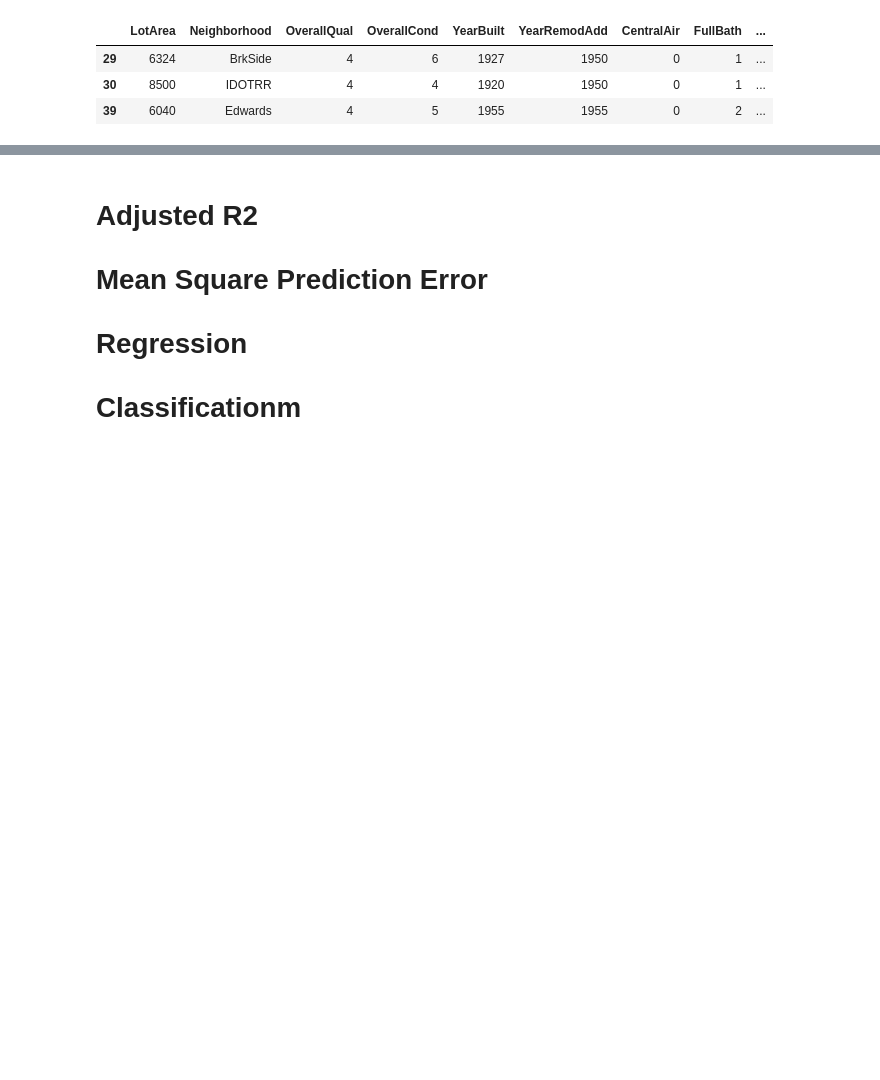
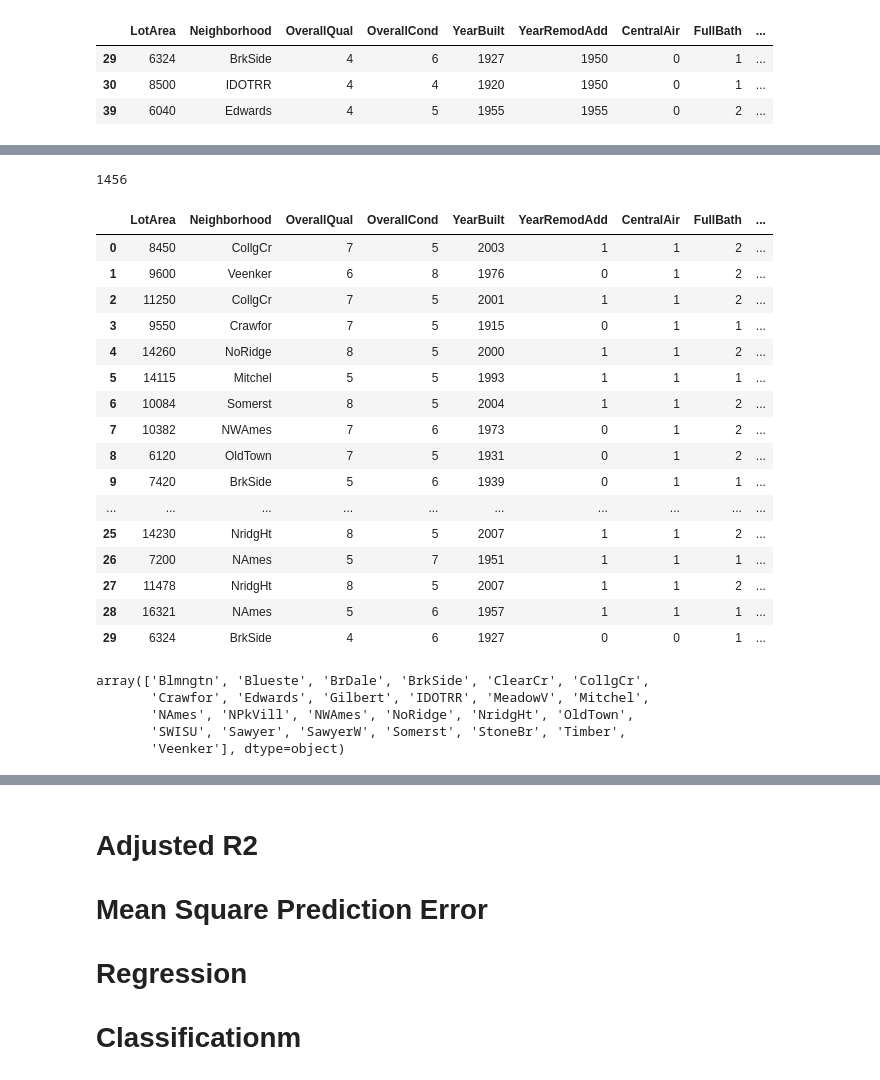
Before and after one commit to DavidWants2Learn/DataScienceBootCamp, a Jupyter notebook: Data_Science_Project/House_Price by lot_size.ipynb, the cells around one changed output, grey strips where cells are left out. Drawn from its saved outputs; the diff is of its cells as text; code cells hidden in the pictures; blank space fills up the shorter version.

```diff
--- a/Data_Science_Project/House_Price by lot_size.ipynb
+++ b/Data_Science_Project/House_Price by lot_size.ipynb
@@ -312,7 +306,7 @@ plt.gcf().set_size_inches(12,12)
 # %% [output]
 [figure]
 # %%
-dfTemp.drop(['YrSold','HouseStyle','MSZoning','LandContour','BldgType','KitchenQual','GarageType','SaleType','SaleCondition'], axis=1, inplace=True)
+dfTemp.drop(['HouseStyle','MSZoning','LandContour','BldgType','KitchenQual','GarageType','SaleType','SaleCondition'], axis=1, inplace=True)
 # %%
 dfTemp.head(1)
 # %% [output]
@@ -377,0 +382,40 @@ dfTemp.loc[dfTemp['CentralAir'] == 'N', 'CentralAir'] = 0
+# %%
+count = 0
+for i in sum:
+    count+=i
+print(count)
+# %% [output]
+1456
+# %%
+dfTemp.loc[dfTemp['YearRemodAdd'] <= 1980, 'YearRemodAdd'] = 0
+# %%
+dfTemp.loc[dfTemp['YearRemodAdd'] > 1980, 'YearRemodAdd'] = 1
+# %%
+dfTemp.head(30)
+# %% [output]
+|  | LotArea | Neighborhood | OverallQual | OverallCond | YearBuilt | YearRemodAdd | CentralAir | FullBath | ... |
+| 0 | 8450 | CollgCr | 7 | 5 | 2003 | 1 | 1 | 2 | ... |
+| 1 | 9600 | Veenker | 6 | 8 | 1976 | 0 | 1 | 2 | ... |
+| 2 | 11250 | CollgCr | 7 | 5 | 2001 | 1 | 1 | 2 | ... |
+| 3 | 9550 | Crawfor | 7 | 5 | 1915 | 0 | 1 | 1 | ... |
+| 4 | 14260 | NoRidge | 8 | 5 | 2000 | 1 | 1 | 2 | ... |
+| 5 | 14115 | Mitchel | 5 | 5 | 1993 | 1 | 1 | 1 | ... |
+| 6 | 10084 | Somerst | 8 | 5 | 2004 | 1 | 1 | 2 | ... |
+| 7 | 10382 | NWAmes | 7 | 6 | 1973 | 0 | 1 | 2 | ... |
+| 8 | 6120 | OldTown | 7 | 5 | 1931 | 0 | 1 | 2 | ... |
+| 9 | 7420 | BrkSide | 5 | 6 | 1939 | 0 | 1 | 1 | ... |
+| ... | ... | ... | ... | ... | ... | ... | ... | ... | ... |
+| 25 | 14230 | NridgHt | 8 | 5 | 2007 | 1 | 1 | 2 | ... |
+| 26 | 7200 | NAmes | 5 | 7 | 1951 | 1 | 1 | 1 | ... |
+| 27 | 11478 | NridgHt | 8 | 5 | 2007 | 1 | 1 | 2 | ... |
+| 28 | 16321 | NAmes | 5 | 6 | 1957 | 1 | 1 | 1 | ... |
+| 29 | 6324 | BrkSide | 4 | 6 | 1927 | 0 | 0 | 1 | ... |
+# %%
+city = np.array(np.unique(dfTemp["Neighborhood"]))
+city
+# %% [output]
+array(['Blmngtn', 'Blueste', 'BrDale', 'BrkSide', 'ClearCr', 'CollgCr',
+       'Crawfor', 'Edwards', 'Gilbert', 'IDOTRR', 'MeadowV', 'Mitchel',
+       'NAmes', 'NPkVill', 'NWAmes', 'NoRidge', 'NridgHt', 'OldTown',
+       'SWISU', 'Sawyer', 'SawyerW', 'Somerst', 'StoneBr', 'Timber',
+       'Veenker'], dtype=object)
```
Also changed, not shown: parts of 80 cells of this notebook, 6 other files.
